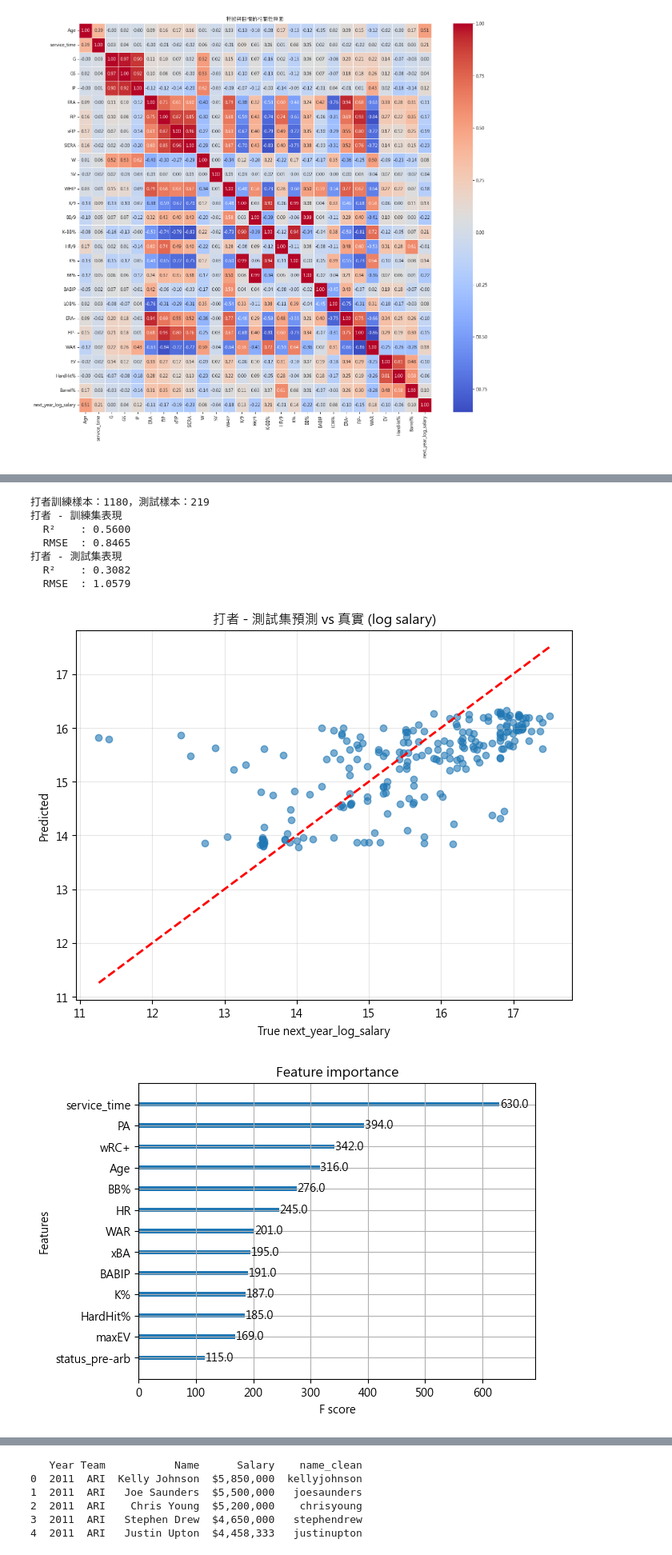
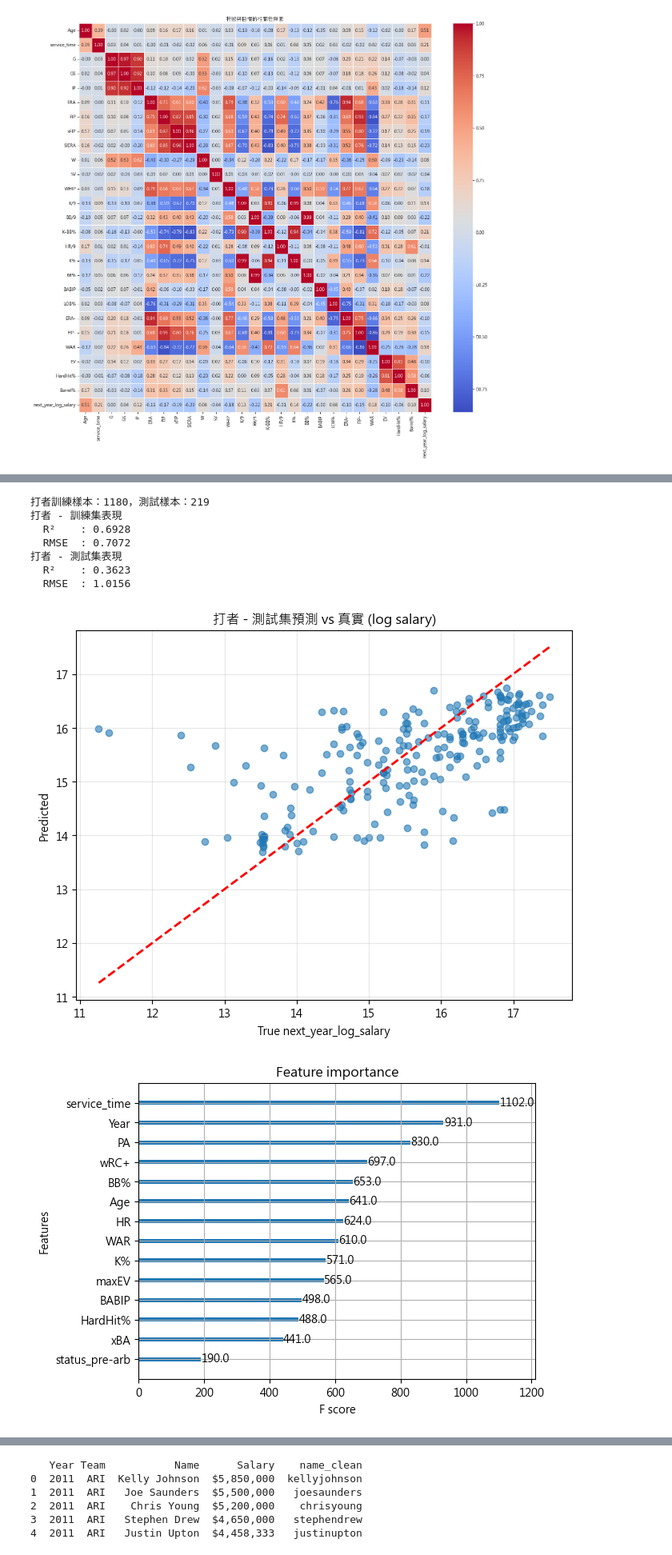
Before and after one commit to joshninjatw/mlb-salary-prediction, a Jupyter notebook: Untitled.ipynb, the cells around one changed output, grey strips where cells are left out. Shown at 80% size. Cells and saved outputs as stored; diff of their text form; code cells hidden in the pictures.

Commit message:
feat: batter model v9 - add Year feature, test R² 0.3623 (major improvement +0.0541), final batter model locked

```diff
--- a/Untitled.ipynb
+++ b/Untitled.ipynb
@@ -486,13 +495,18 @@ def plot_predictions(y_true, y_pred, title=""):
 # b_final.append('lag_1_log_salary')
 
 # 精簡版 (13)
+# b_final = [
+#     'service_time', 'wRC+', 'Age', 'status_pre-arb', 'PA', 'WAR',
+#     'BABIP', 'K%', 'BB%',
+#     'HR', 'xBA', 'maxEV', 'HardHit%'
+# ]
+
+# 加入 Year (14 特徵)
 b_final = [
     'service_time', 'wRC+', 'Age', 'status_pre-arb', 'PA', 'WAR',
     'BABIP', 'K%', 'BB%',
-    'HR', 'xBA', 'maxEV', 'HardHit%'
+    'HR', 'xBA', 'maxEV', 'HardHit%', 'Year'
 ]
-
-
 
 # 準備資料
 X_batter = batting_df[b_final].fillna(0)
@@ -580,39 +594,39 @@ xgb_batter.fit(
     X_train_b, y_train_b,
     eval_set=[(X_test_b, y_test_b)],
     verbose=False
 )
 
 
 # xgb_batter.fit(
 #     X_train_b, y_train_b,
 #     verbose=False
 # )
 
 
 # 預測與評估
 y_pred_train_b = xgb_batter.predict(X_train_b)
 y_pred_test_b  = xgb_batter.predict(X_test_b)
 
 evaluate_model(y_train_b, y_pred_train_b, "打者 - 訓練集表現")
 evaluate_model(y_test_b,  y_pred_test_b,  "打者 - 測試集表現")
 
 # 畫圖
 plot_predictions(y_test_b, y_pred_test_b, "打者 - 測試集預測 vs 真實 (log salary)")
 
 # 特徵重要度（XGBoost 版本）
 from xgboost import plot_importance
 plot_importance(xgb_batter, max_num_features=20)
 plt.show()
 # %% [output]
 打者訓練樣本：1180，測試樣本：219
 打者 - 訓練集表現
-  R²    : 0.5600
-  RMSE  : 0.8465
+  R²    : 0.6928
+  RMSE  : 0.7072
 打者 - 測試集表現
-  R²    : 0.3082
-  RMSE  : 1.0579
+  R²    : 0.3623
+  RMSE  : 1.0156
-[figure, old version]
+[figure, new version]
-[figure, old version]
+[figure, new version]
 # %% [markdown]
 ## 投手模型實驗記錄
 
```
Also changed, not shown: parts of 2 cells of this notebook.
